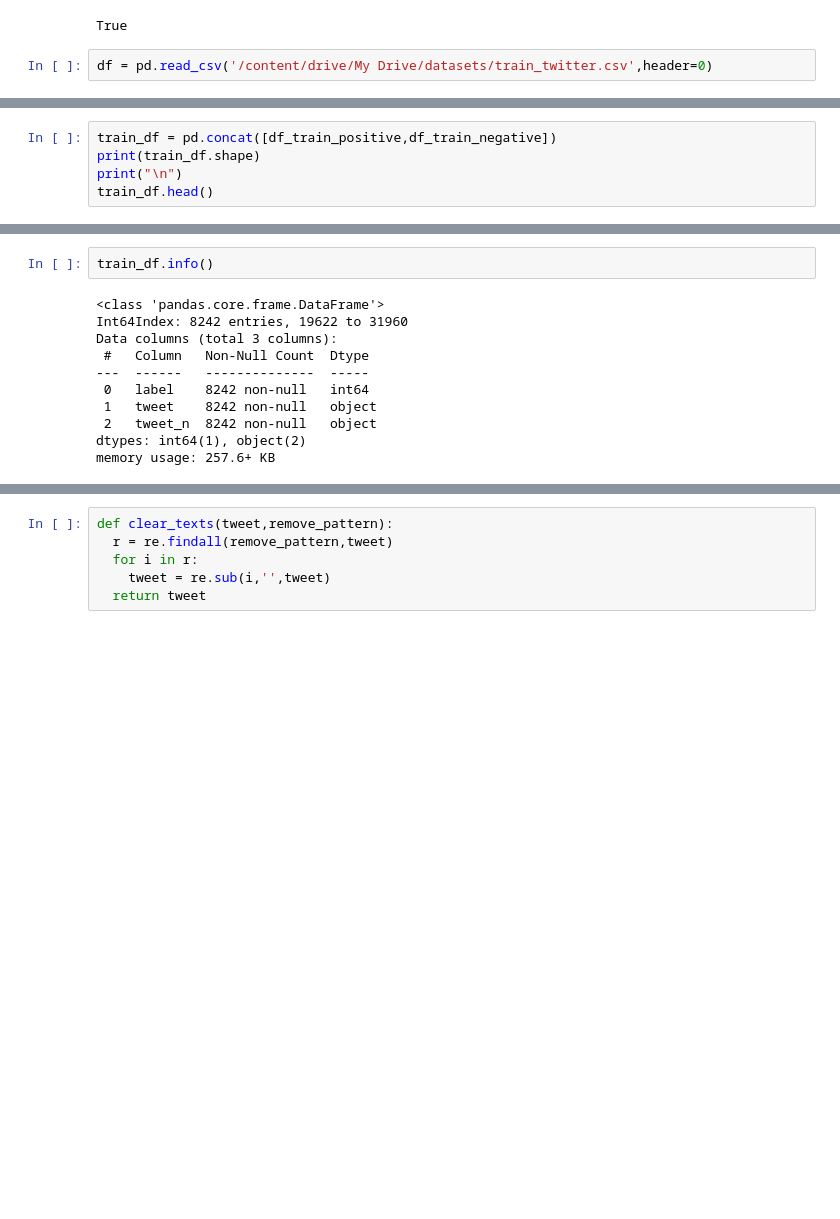
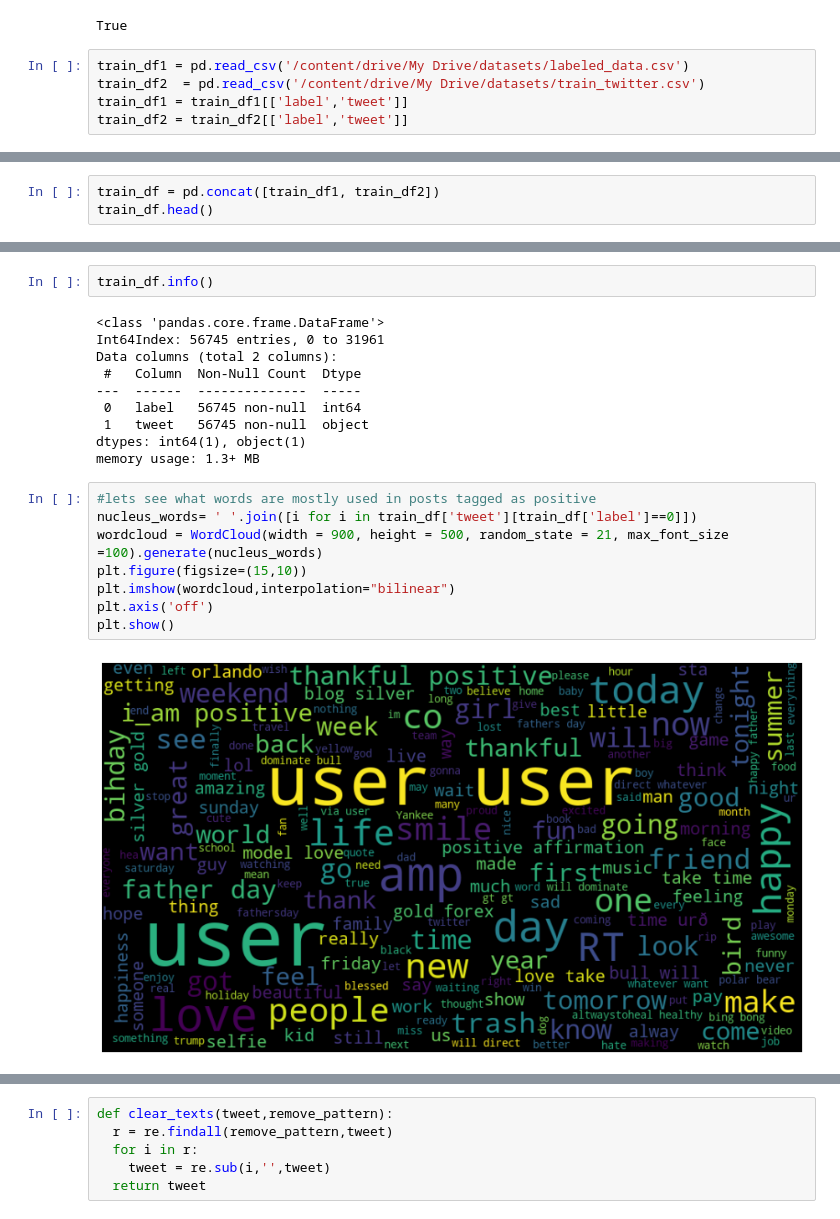
Before and after one commit to Hack-Club-PICT/Sentimental-Analysis, a Jupyter notebook: Sentiment_Analysis.ipynb, the cells around one changed output, grey strips where cells are left out. Cells and saved outputs as stored; diff of their text form; blank space fills up the shorter version.

Commit message:
Created the model with added dataset

```diff
--- a/Sentiment_Analysis.ipynb
+++ b/Sentiment_Analysis.ipynb
@@ -30,4 +33,7 @@ nltk.download('wordnet')
 [nltk_data]   Package wordnet is already up-to-date!
 True
 # %%
-df = pd.read_csv('/content/drive/My Drive/datasets/train_twitter.csv',header=0)
+train_df1 = pd.read_csv('/content/drive/My Drive/datasets/labeled_data.csv')
+train_df2  = pd.read_csv('/content/drive/My Drive/datasets/train_twitter.csv')
+train_df1 = train_df1[['label','tweet']]
+train_df2 = train_df2[['label','tweet']]
@@ -53,0 +40,3 @@ df.head()
+# %%
+train_df = pd.concat([train_df1, train_df2])
+train_df.head()
@@ -77,5 +56,0 @@ Train negative shape (2242, 2)
-# %%
-train_df = pd.concat([df_train_positive,df_train_negative])
-print(train_df.shape)
-print("\n")
-train_df.head()
@@ -91,12 +58,21 @@ train_df.head()
 train_df.info()
 # %% [output]
 <class 'pandas.core.frame.DataFrame'>
-Int64Index: 8242 entries, 19622 to 31960
-Data columns (total 3 columns):
- #   Column   Non-Null Count  Dtype
----  ------   --------------  -----
- 0   label    8242 non-null   int64
- 1   tweet    8242 non-null   object
- 2   tweet_n  8242 non-null   object
-dtypes: int64(1), object(2)
-memory usage: 257.6+ KB
+Int64Index: 56745 entries, 0 to 31961
+Data columns (total 2 columns):
+ #   Column  Non-Null Count  Dtype
+---  ------  --------------  -----
+ 0   label   56745 non-null  int64
+ 1   tweet   56745 non-null  object
+dtypes: int64(1), object(1)
+memory usage: 1.3+ MB
+# %%
+#lets see what words are mostly used in posts tagged as positive
+nucleus_words= ' '.join([i for i in train_df['tweet'][train_df['label']==0]])
+wordcloud = WordCloud(width = 900, height = 500, random_state = 21, max_font_size =100).generate(nucleus_words)
+plt.figure(figsize=(15,10))
+plt.imshow(wordcloud,interpolation="bilinear")
+plt.axis('off')
+plt.show()
+# %% [output]
+[figure, added]
```
Also changed, not shown: parts of 19 cells of this notebook.
